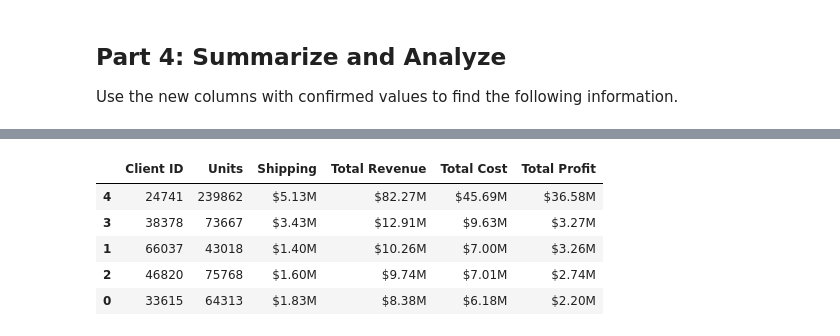
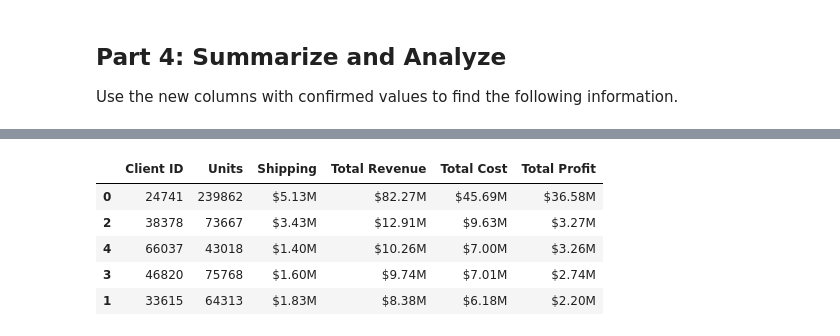
Before and after one commit to RobP910/pandas-challenge-1, a Jupyter notebook: module_4_challenge.ipynb, the cells around one changed output, grey strips where cells are left out. Saved outputs shown, nothing was run; the diff lists cells and outputs as text; code cells hidden in the pictures.

```diff
--- a/module_4_challenge.ipynb
+++ b/module_4_challenge.ipynb
@@ -101,6 +169,8 @@ Do we know that this client spent the more money than client 66037? If not, how
 # of each line using unit cost, qty, and
 # shipping price (assume the shipping cost
 # is exactly what is charged to the client).
+df["new total cost"] = (df["unit_cost"] * df["qty"]) + df["shipping price"]
+df.head()
 # %% [output]
 |  | first | last | job | phone | email | client_id | order_id | order_date | order_week | order_year | ... |
 | 0 | Donald | Harding | Immunologist | 793-904-7725x39308 | harding.donald.7185@sullivan.com | 58515 | 8953482 | 2023-04-28 | 17 | 2023 | ... |
@@ -110,6 +182,8 @@ Do we know that this client spent the more money than client 66037? If not, how
 # %%
 # Create a column for the profit of
 # each line using line cost and line price
+df["profit"] = df["total price"] - df["new total cost"]
+df
 # %% [output]
 |  | first | last | job | phone | email | client_id | order_id | order_date | order_week | order_year | ... |
 | 0 | Donald | Harding | Immunologist | 793-904-7725x39308 | harding.donald.7185@sullivan.com | 58515 | 8953482 | 2023-04-28 | 17 | 2023 | ... |
@@ -148,4 +245,11 @@ Use the new columns with confirmed values to find the following information.
 # for the top 5 clients with the following information:
 # total units purchased, total shipping price,
 # total revenue, and total profit. Sort by total profit.
+summery_of_data = df[df["client_id"].isin(top_5_clients_df)]
+summery_of_data_df = summery_of_data.groupby("client_id").agg({"qty": "sum",
+                                                               "shipping price": "sum",
+                                                               "total price": "sum",
+                                                               "new total cost": "sum",
+                                                               "profit": "sum", }).reset_index(drop=False)
+summery_of_data_df.sort_values(by="profit", ascending=False)
 # %% [output]
@@ -159,3 +263,31 @@ Use the new columns with confirmed values to find the following information.
 # Format the data and rename the columns
 # to names suitable for presentation.
 # Currency should be in millions of dollars.
+summery_of_data_df = summery_of_data_df.rename(columns={"client_id": "Client ID",
+                                                        "qty": "Units",
+                                                        "shipping price": "Shipping",
+                                                        "total price": "Total Revenue",
+                                                        "new total cost": "Total Cost",
+                                                        "profit": "Total Profit",
+                                                       })
+# Creating a function to set to millions.
+def set_to_million(x):
+    return x/1000000
+
+# dividing results by 1,000,000 to get correct units
+summery_of_data_df["Shipping"] = summery_of_data_df["Shipping"].apply(set_to_million)
+summery_of_data_df["Total Revenue"] = summery_of_data_df["Total Revenue"].apply(set_to_million)
+summery_of_data_df["Total Profit"] = summery_of_data_df["Total Profit"].apply(set_to_million)
+summery_of_data_df["Total Cost"] = summery_of_data_df["Total Cost"].apply(set_to_million)
+
+# Creating a function for format "$" & "M"
+def format_millions(x):
+    return "${:.2f}M".format(x)
+
+# Adding format to column results
+summery_of_data_df["Shipping"] = summery_of_data_df["Shipping"].apply(format_millions)
+summery_of_data_df["Total Revenue"] = summery_of_data_df["Total Revenue"].apply(format_millions)
+summery_of_data_df["Total Profit"] = summery_of_data_df["Total Profit"].apply(format_millions)
+summery_of_data_df["Total Cost"] = summery_of_data_df["Total Cost"].apply(format_millions)
+
+summery_of_data_df
@@ -162,9 +301,10 @@ Use the new columns with confirmed values to find the following information.
 # %%
 # Sort the updated data by "Total Profit" form highest to lowest
+summery_of_data_df.sort_values(by="Total Profit", ascending=False)
 # %% [output]
 |  | Client ID | Units | Shipping | Total Revenue | Total Cost | Total Profit |
-| 4 | 24741 | 239862 | $5.13M | $82.27M | $45.69M | $36.58M |
-| 3 | 38378 | 73667 | $3.43M | $12.91M | $9.63M | $3.27M |
-| 1 | 66037 | 43018 | $1.40M | $10.26M | $7.00M | $3.26M |
-| 2 | 46820 | 75768 | $1.60M | $9.74M | $7.01M | $2.74M |
-| 0 | 33615 | 64313 | $1.83M | $8.38M | $6.18M | $2.20M |
+| 0 | 24741 | 239862 | $5.13M | $82.27M | $45.69M | $36.58M |
+| 2 | 38378 | 73667 | $3.43M | $12.91M | $9.63M | $3.27M |
+| 4 | 66037 | 43018 | $1.40M | $10.26M | $7.00M | $3.26M |
+| 3 | 46820 | 75768 | $1.60M | $9.74M | $7.01M | $2.74M |
+| 1 | 33615 | 64313 | $1.83M | $8.38M | $6.18M | $2.20M |
```
Also changed, not shown: parts of 17 cells of this notebook, 2 other files.
